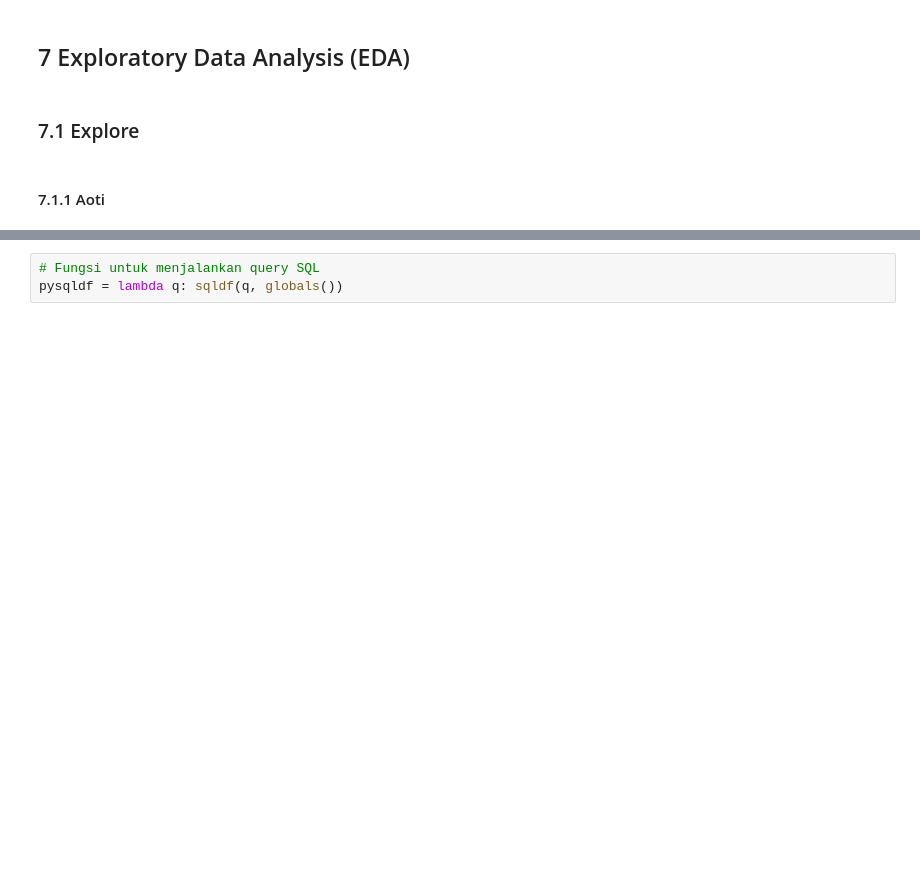
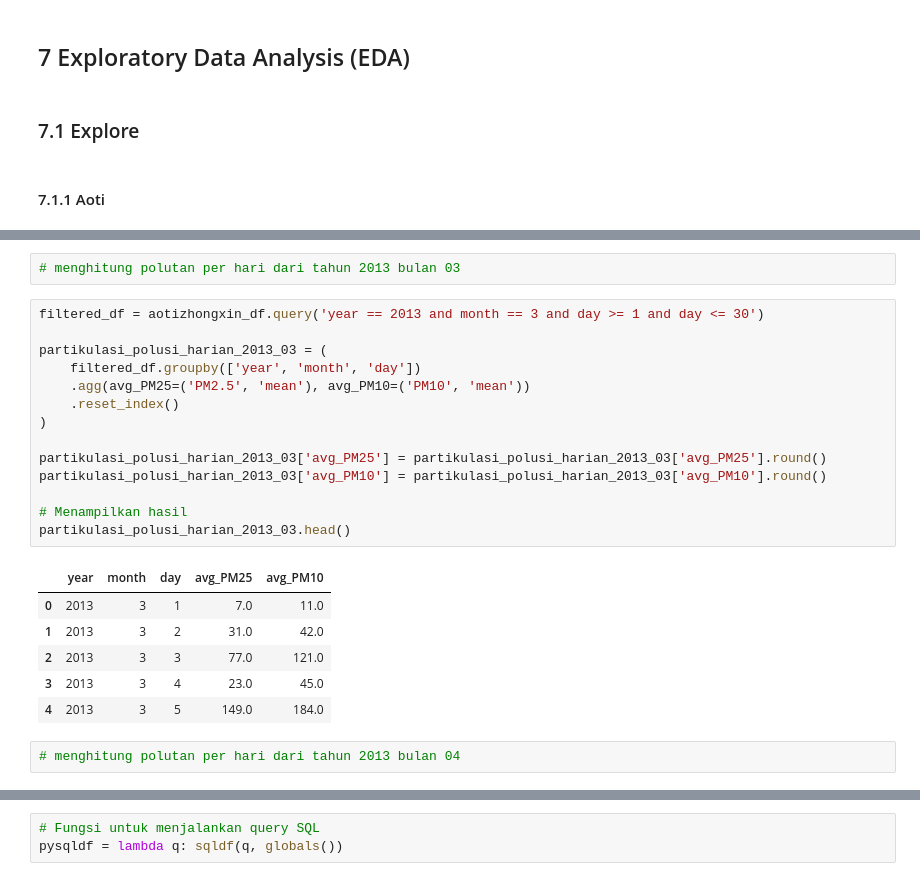
Before and after one commit to Wlnfadhil/Analisa-Data-Air-Quality-Control, a Jupyter notebook: submission/notebook.ipynb, the cells around one changed output, grey strips where cells are left out. Cells and saved outputs as stored; diff of their text form; blank space fills up the shorter version.

```diff
--- a/submission/notebook.ipynb
+++ b/submission/notebook.ipynb
@@ -660,0 +702,25 @@ changping_df[meteorological] = changping_df[meteorological].interpolate(method='
+# %%
+# menghitung polutan per hari dari tahun 2013 bulan 03
+# %%
+filtered_df = aotizhongxin_df.query('year == 2013 and month == 3 and day >= 1 and day <= 30')
+
+partikulasi_polusi_harian_2013_03 = (
+    filtered_df.groupby(['year', 'month', 'day'])
+    .agg(avg_PM25=('PM2.5', 'mean'), avg_PM10=('PM10', 'mean'))
+    .reset_index()
+)
+
+partikulasi_polusi_harian_2013_03['avg_PM25'] = partikulasi_polusi_harian_2013_03['avg_PM25'].round()
+partikulasi_polusi_harian_2013_03['avg_PM10'] = partikulasi_polusi_harian_2013_03['avg_PM10'].round()
+
+# Menampilkan hasil
+partikulasi_polusi_harian_2013_03.head()
+# %% [output]
+|  | year | month | day | avg_PM25 | avg_PM10 |
+| 0 | 2013 | 3 | 1 | 7.0 | 11.0 |
+| 1 | 2013 | 3 | 2 | 31.0 | 42.0 |
+| 2 | 2013 | 3 | 3 | 77.0 | 121.0 |
+| 3 | 2013 | 3 | 4 | 23.0 | 45.0 |
+| 4 | 2013 | 3 | 5 | 149.0 | 184.0 |
+# %%
+# menghitung polutan per hari dari tahun 2013 bulan 04
```
Also changed, not shown: parts of 12 cells of this notebook.
